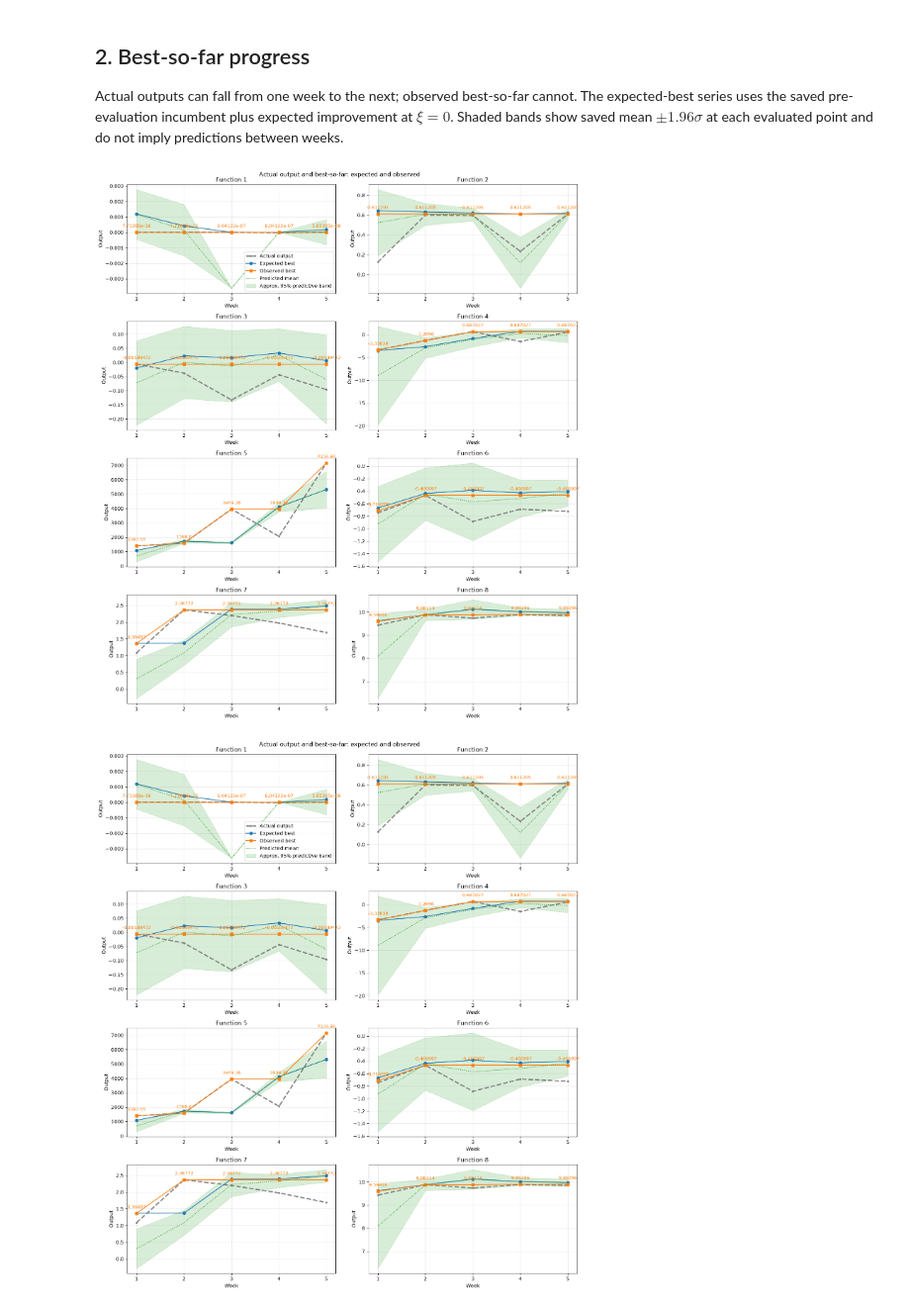
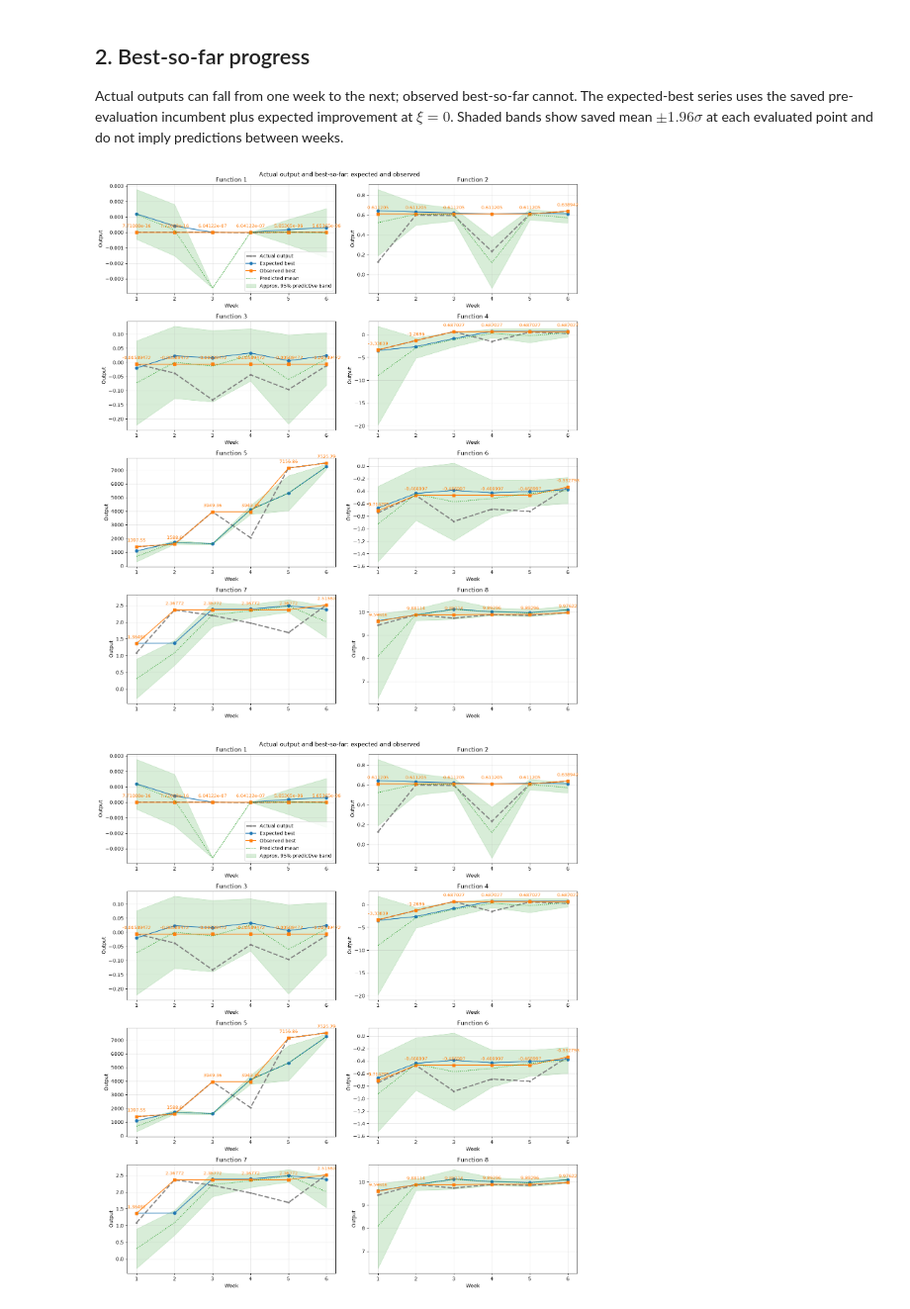
Before and after one commit to pigalleg/bayesian-bbo, a Jupyter notebook: notebooks/week_6/00_optimum_progress.ipynb, the cells around one changed output. Shown at 99% size. Drawn from its saved outputs; the diff is of its cells as text; code cells hidden in the pictures.

```diff
--- a/notebooks/week_6/00_optimum_progress.ipynb
+++ b/notebooks/week_6/00_optimum_progress.ipynb
@@ -15,7 +15,7 @@ from bayesian_bbo import FUNCTION_SPECS
 from bayesian_bbo.history import load_weekly_history
 from bayesian_bbo.visualisation import plot_calibration, plot_optimum_progress
 
-CURRENT_WEEK = 5
+CURRENT_WEEK = 6
 WEEKS = tuple(range(1, CURRENT_WEEK + 1))
 FUNCTION_IDS = tuple(FUNCTION_SPECS)
 
@@ -62,26 +62,26 @@ Actual outputs can fall from one week to the next; observed best-so-far cannot.
 # %%
 def history_matrix(column):
     return history.records.pivot(index='function_id', columns='week', values=column).reindex(
         index=FUNCTION_IDS, columns=WEEKS,
     ).to_numpy()
 
 actual_outputs = history_matrix('observed_output')
 expected_outputs = history_matrix('expected_mean')
 stds = history_matrix('expected_std')
 expected_best = history_matrix('expected_best')
 observed_best = history_matrix('observed_best')
 if any(not np.all(np.isfinite(values)) for values in (actual_outputs, expected_outputs, stds, expected_best, observed_best)):
-    raise ValueError('Week 1-5 history values must be finite.')
+    raise ValueError(f'Week 1-{CURRENT_WEEK} history values must be finite.')
 residuals = history.records.groupby('function_id').residual.apply(list).to_dict()
 
 progress_figure, progress_axes = plot_optimum_progress(
     WEEKS, FUNCTION_IDS, actual_outputs, expected_best, observed_best,
     expected_outputs=expected_outputs, stds=stds,
 )
 display(progress_figure)
 # %% [output]
-[figure, old version]
+[figure, new version]
-[figure, old version]
+[figure, new version]
 # %% [markdown]
 ## 3. Predictive calibration
 
```
Also changed, not shown: parts of 7 cells of this notebook, 13 other files.
